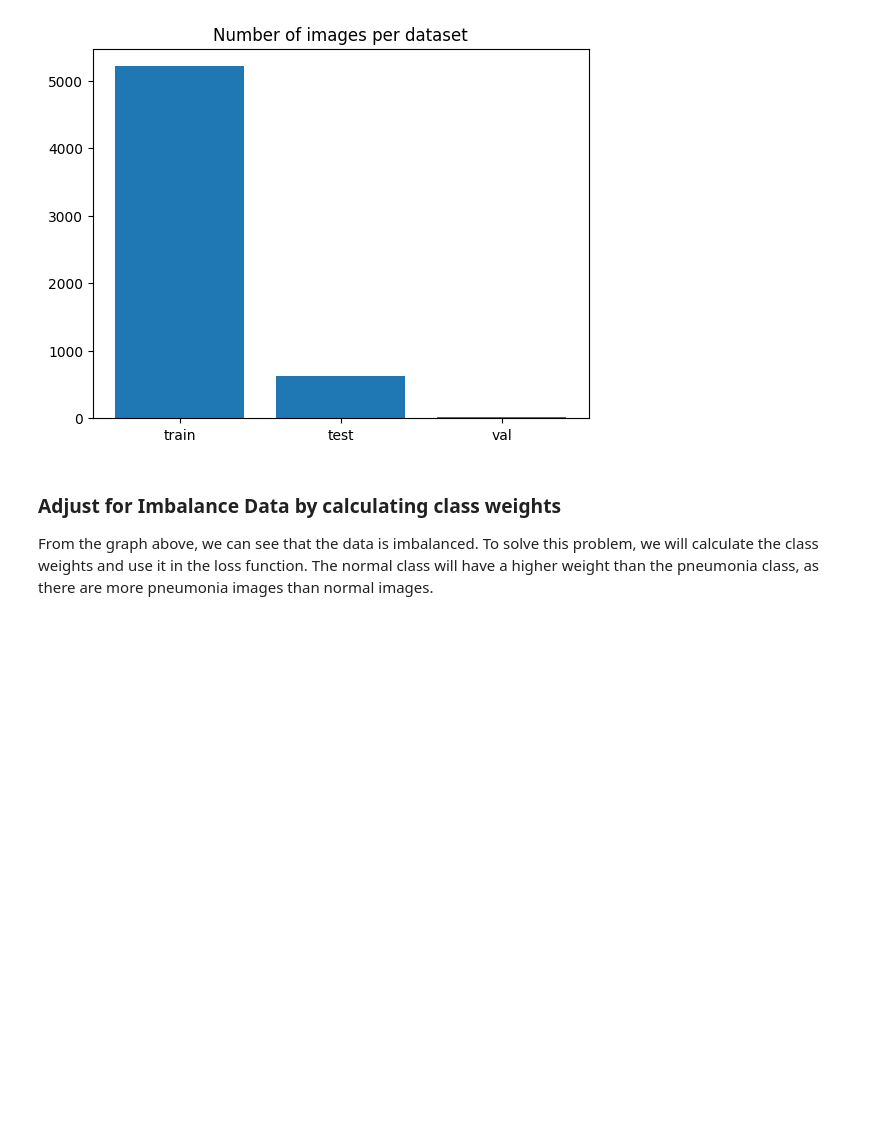
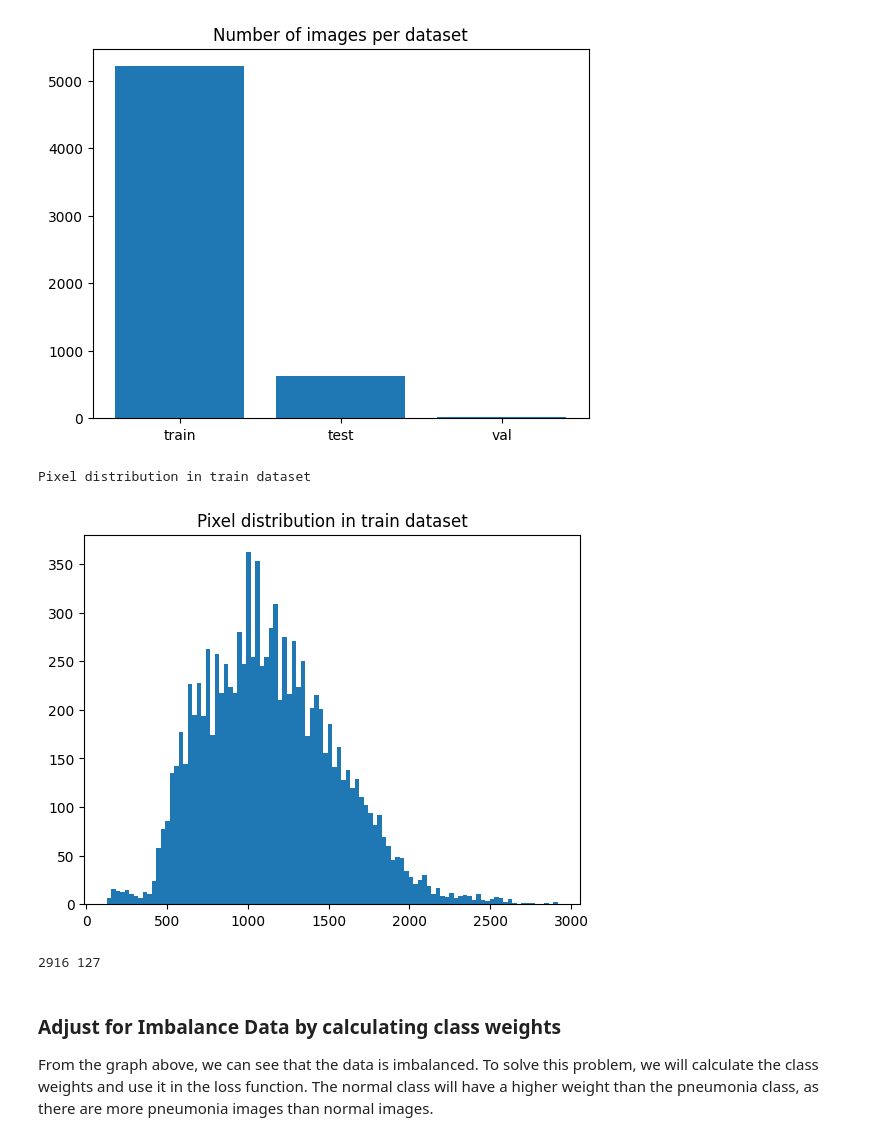
Before and after one commit to zhulinchng/PneumoniaDetection, a Jupyter notebook: main.ipynb, the cells around one changed output. Drawn from its saved outputs; the diff is of its cells as text; code cells hidden in the pictures; blank space fills up the shorter version.

Commit message:
added pixel distribution and requirements.txt

```diff
--- a/main.ipynb
+++ b/main.ipynb
@@ -152,6 +152,32 @@ def plot_num_images_per_dataset(train_num_images, test_num_images, val_num_image
     plt.title('Number of images per dataset')
     plt.show()
     return num_images, ratio
+
+# Plot the pixel distribution of images in a dataset
+def plot_pixel_distribution(data_dir, labels, title='Pixel distribution'):
+    """
+    Plot the pixel distribution of images in a dataset
+
+    Args:
+        data_dir: directory of the dataset
+        labels: list of labels
+        title: title of the plot
+
+    Returns:
+        pixel_distribution: plot of the pixel distribution of images in a dataset
+    """
+    pixel_distribution = []
+    print(title)
+    for label in labels:
+        for file in os.listdir(os.path.join(data_dir, label)):
+            img = tf.keras.preprocessing.image.load_img(os.path.join(data_dir, label, file))
+            img = tf.keras.preprocessing.image.img_to_array(img)
+            pixel_distribution.append(img.shape[0])
+            pixel_distribution.append(img.shape[1])
+    plt.hist(pixel_distribution, bins=100)
+    plt.title(title)
+    plt.show()
+    return pixel_distribution
 # %%
 train_num_images, train_ratio = plot_num_images_per_class(train_dir, labels, title='Number of images per class in train dataset')
 test_num_images, test_ratio = plot_num_images_per_class(test_dir, labels, title='Number of images per class in test dataset')
@@ -177,6 +203,14 @@ train: 5216 (89.07%)
 test: 624 (10.66%)
 val: 16 (0.27%)
 [figure]
+# %%
+# Obtain the pixel distribution of images in each dataset to determine the best image size for training
+train_pixel_distribution = plot_pixel_distribution(train_dir, labels, title='Pixel distribution in train dataset')
+print(max(train_pixel_distribution), min(train_pixel_distribution))
+# %% [output]
+Pixel distribution in train dataset
+[figure, added]
+2916 127
 # %% [markdown]
 ### Adjust for Imbalance Data by calculating class weights
 From the graph above, we can see that the data is imbalanced. To solve this problem, we will calculate the class weights and use it in the loss function.
```
Also changed, not shown: parts of 6 cells of this notebook, 1 other file.
